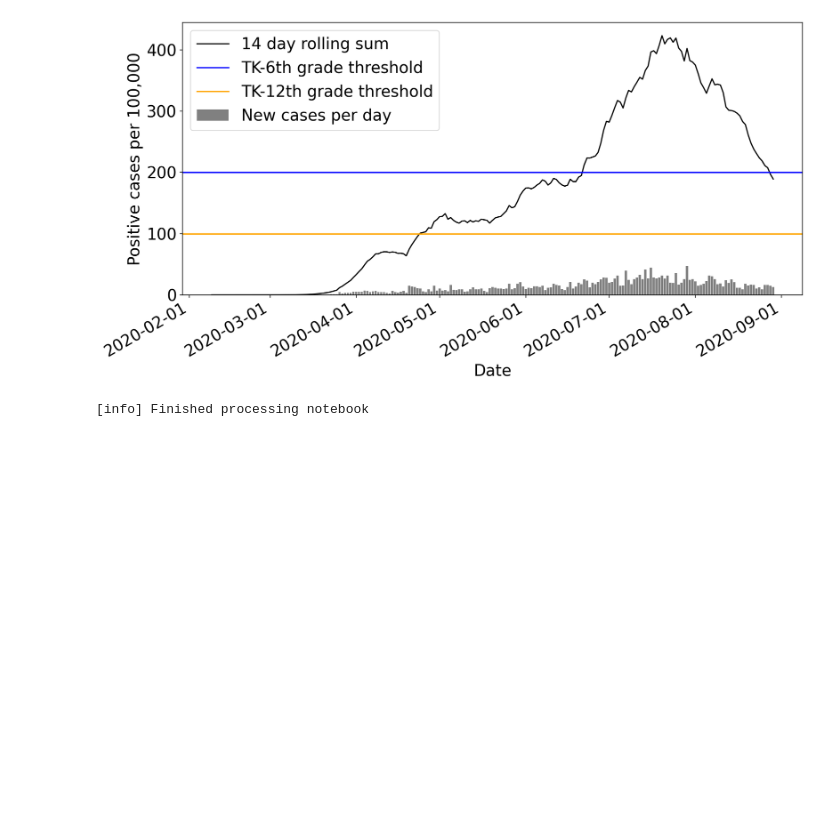
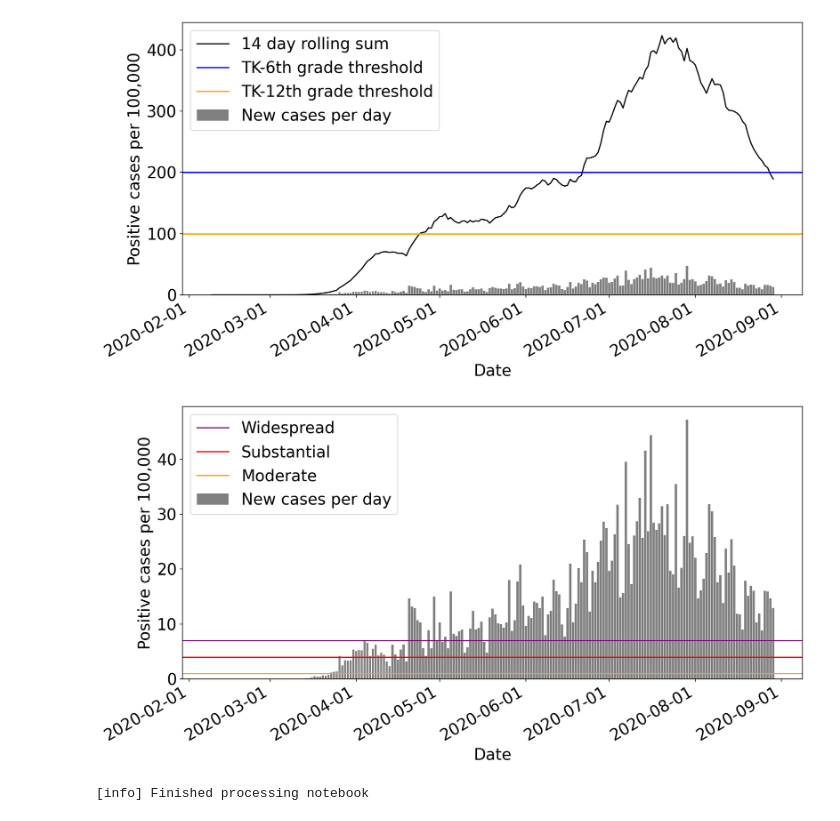
Before and after one commit to pachterlab/COVID19-County, a Jupyter notebook: LA_County_Triggers.ipynb, the cells around one changed output. Cells and saved outputs as stored; diff of their text form; code cells hidden in the pictures; blank space fills up the shorter version.

Commit message:
added classification

```diff
--- a/LA_County_Triggers.ipynb
+++ b/LA_County_Triggers.ipynb
@@ -105,6 +105,40 @@ plt.savefig("./plots/graph.png",bbox_inches='tight', dpi=300)
 fig.show()
 # %% [output]
 [figure]
+# %%
+fig, ax = plt.subplots(figsize=(14, 7))
+
+x = dates.date
+
+y = per_diem*norm/pop
+
+
+ax.bar(x, y, color="grey", label="New cases per day")
+
+ax.axhline(y=7, color="purple", label="Widespread")
+ax.axhline(y=4, color="red", label="Substantial")
+ax.axhline(y=1, color="orange", label="Moderate")
+
+kwd = {
+    "xlabel": "Date",
+    "ylabel" : "Positive cases per 100,000"
+}
+
+myFmt = mpl.dates.DateFormatter('%Y-%m-%d')
+ax.xaxis.set_major_formatter(myFmt)
+#
+# ## Rotate date labels automatically
+fig.autofmt_xdate()
+#
+ax.yaxis.set_major_formatter(mpl.ticker.StrMethodFormatter('{x:,.0f}'))
+ax.set(**kwd)
+ax.legend()
+
+plt.savefig("./plots/classification.png",bbox_inches='tight', dpi=300)
+
+fig.show()
+# %% [output]
+[figure, added]
 # %%
 !printf "[info] Finished processing notebook"
 # %% [output]
```
Also changed, not shown: parts of 2 cells of this notebook.
